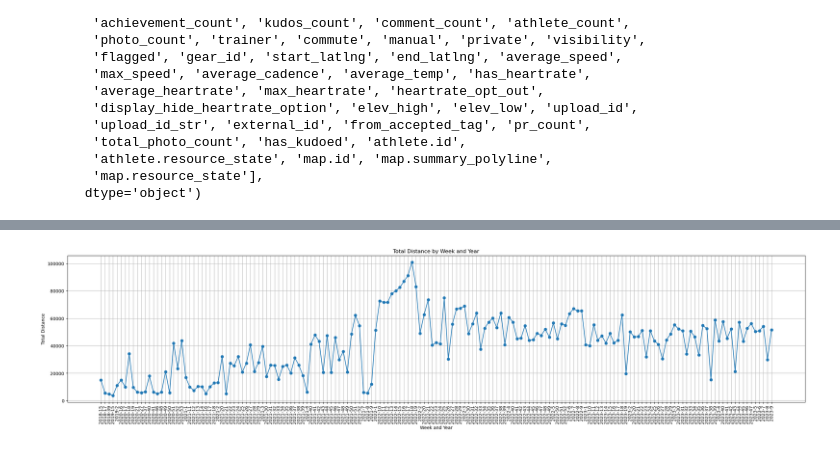
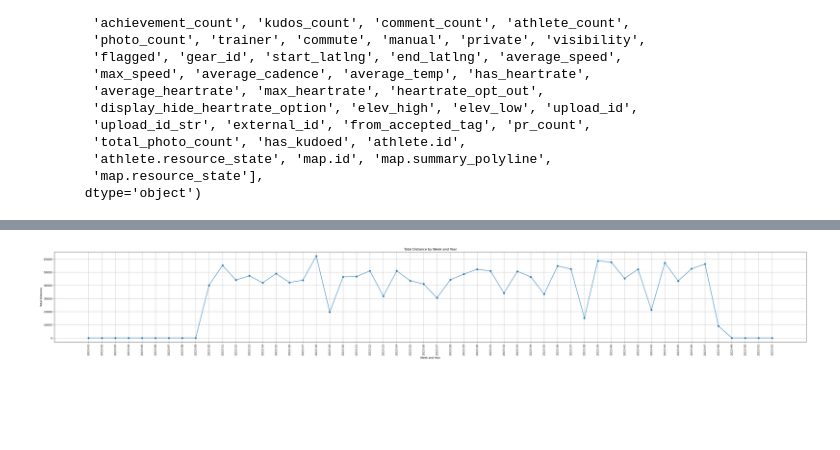
Before and after one commit to elrhmo/strava_analysis, a Jupyter notebook: strava_analysis.ipynb, the cells around one changed output, grey strips where cells are left out. Drawn from its saved outputs; the diff is of its cells as text; code cells hidden in the pictures; blank space fills up the shorter version.

Commit message:
running plot updated

```diff
--- a/strava_analysis.ipynb
+++ b/strava_analysis.ipynb
@@ -166,14 +209,27 @@ running_distance_by_week = runs.groupby('week_and_year')['distance'].sum().reset
+# %%
+running_by_week = pd.merge(df, running_distance_by_week, how='left', left_on='week_year', right_on='week_and_year')
+# %%
+running_by_week.sample(10)
+
+# Drop the duplicate 'week_year' column if needed
+running_by_week = running_by_week.drop('week_and_year', axis=1)
+
+# Fill NaN values with 0
+running_by_week = running_by_week.fillna(0)
+
+# Filter to show only 2023
+running_by_week_2023 = running_by_week[running_by_week['week_year'].str.startswith('2023')]
 # %%
 import matplotlib.pyplot as plt
 
 # Plotting
-plt.figure(figsize=(30, 6))
-plt.plot(running_distance_by_week['week_and_year'], running_distance_by_week['distance'], marker='o', linestyle='-')
+plt.figure(figsize=(50, 6))
+plt.plot(running_by_week_2023['week_year'], running_by_week_2023['distance'], marker='o', linestyle='-')
 plt.title('Total Distance by Week and Year')
 plt.xlabel('Week and Year')
 plt.ylabel('Total Distance')
 plt.grid(True)
 plt.xticks(rotation=90)  # Rotate x-axis labels for better readability
 plt.show()
 # %% [output]
-[figure, old version]
+[figure, new version]
```
Also changed, not shown: parts of 4 cells of this notebook.
